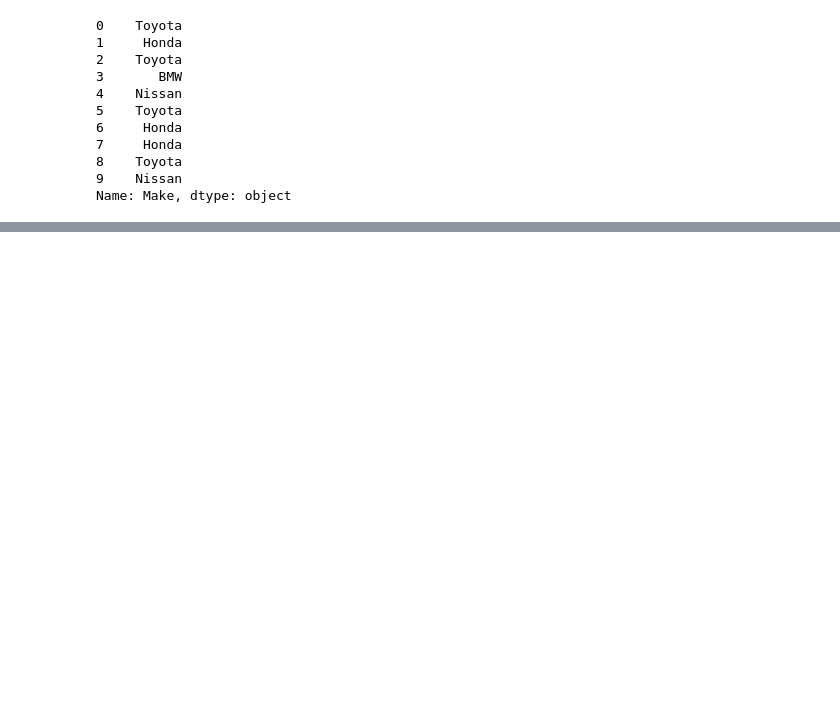
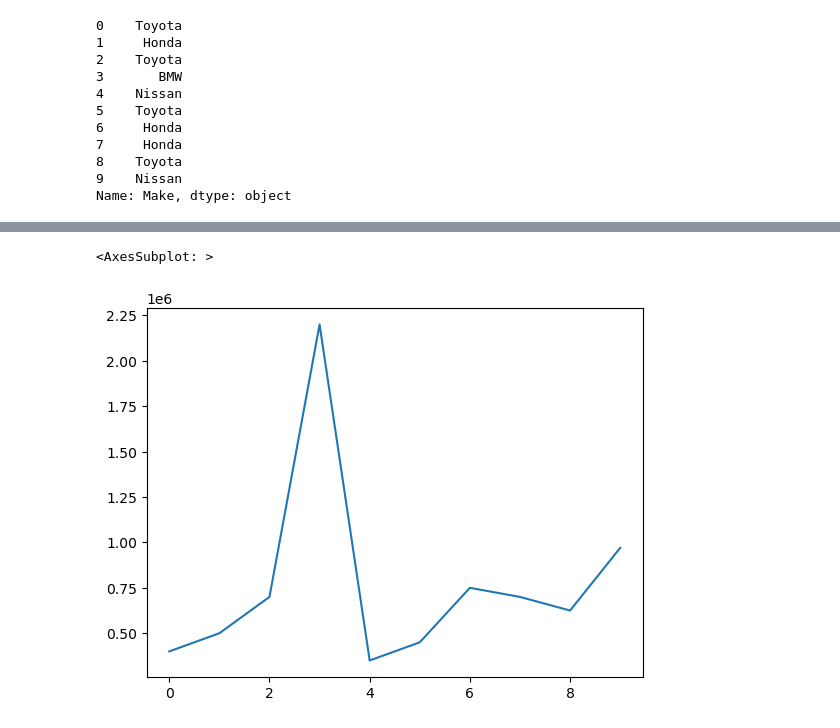
Before and after one commit to pcsmomo/data-science-ml-andrei, a Jupyter notebook: 06-pandas/02-selecting-view.ipynb, the cells around one changed output, grey strips where cells are left out. Cells and saved outputs as stored; diff of their text form; code cells hidden in the pictures; blank space fills up the shorter version.

```diff
--- a/06-pandas/02-selecting-view.ipynb
+++ b/06-pandas/02-selecting-view.ipynb
@@ -179,0 +184,3 @@ car_sales[car_sales["Odometer (KM)"] > 100000]
+# %%
+# car_sales["Price"] = car_sales["Price"].replace('\D', '', regex=True).astype(int)
+car_sales["Price"] = car_sales["Price"].str.replace('[$\,]', '').astype(float)
@@ -179,0 +213,5 @@ car_sales[car_sales["Odometer (KM)"] > 100000]
+# %%
+car_sales["Price"].plot()
+# %% [output]
+<AxesSubplot: >
+[figure, added]
```
Also changed, not shown: parts of 13 cells of this notebook.
